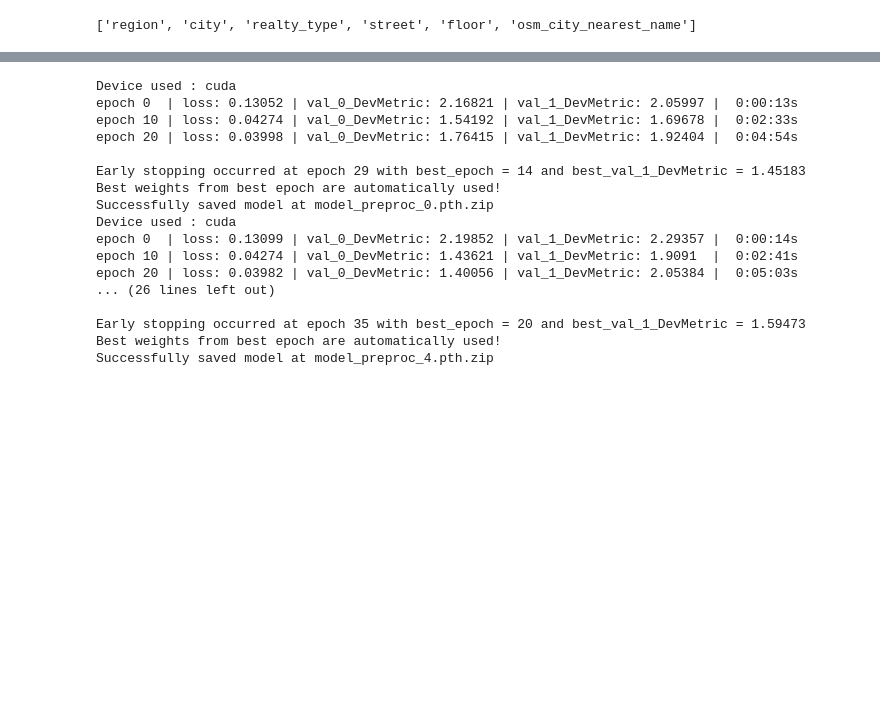
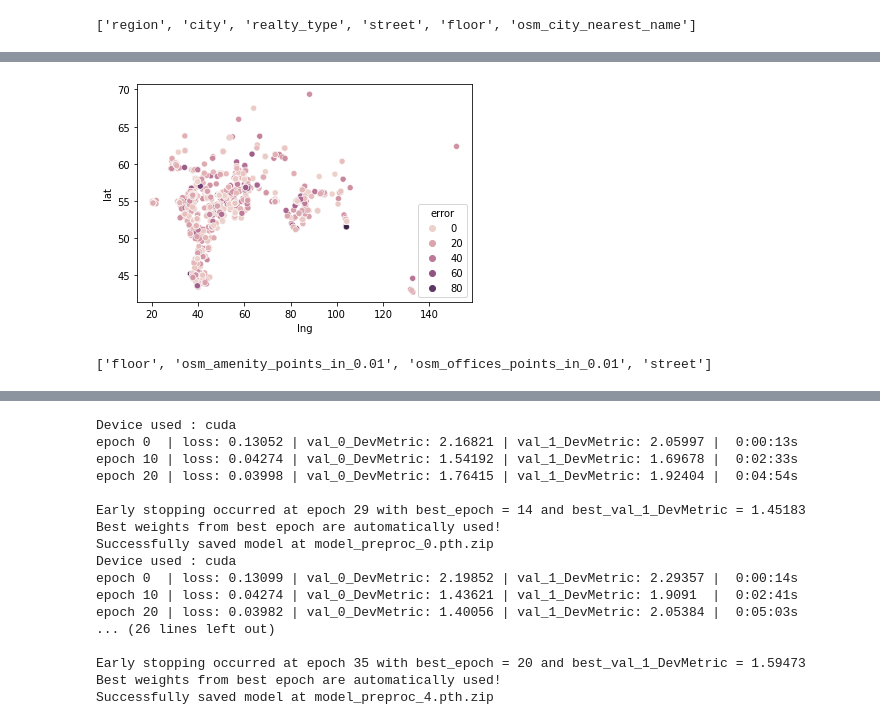
Before and after one commit to gleberof/Raifhack-DS-2021, a Jupyter notebook: notebooks/tabnet_preproc.ipynb, the cells around one changed output, grey strips where cells are left out. Drawn from its saved outputs; the diff is of its cells as text; code cells hidden in the pictures; blank space fills up the shorter version.

```diff
--- a/notebooks/tabnet_preproc.ipynb
+++ b/notebooks/tabnet_preproc.ipynb
@@ -325,0 +546,17 @@ for c in train_df.columns:
+# %%
+import matplotlib
+
+ax = sns.scatterplot(
+    data=qq, x="lng", y="lat", hue="error"
+)
+ax.set_yscale("linear")
+
+
+#ax.invert_yaxis()
+#ax.invert_xaxis()
+# %% [output]
+[figure, added]
+# %%
+[train_df.columns.tolist()[x] for x in [1,7,47,71]]
+# %% [output]
+['floor', 'osm_amenity_points_in_0.01', 'osm_offices_points_in_0.01', 'street']
```
Also changed, not shown: parts of 16 cells of this notebook, 11 other files.
